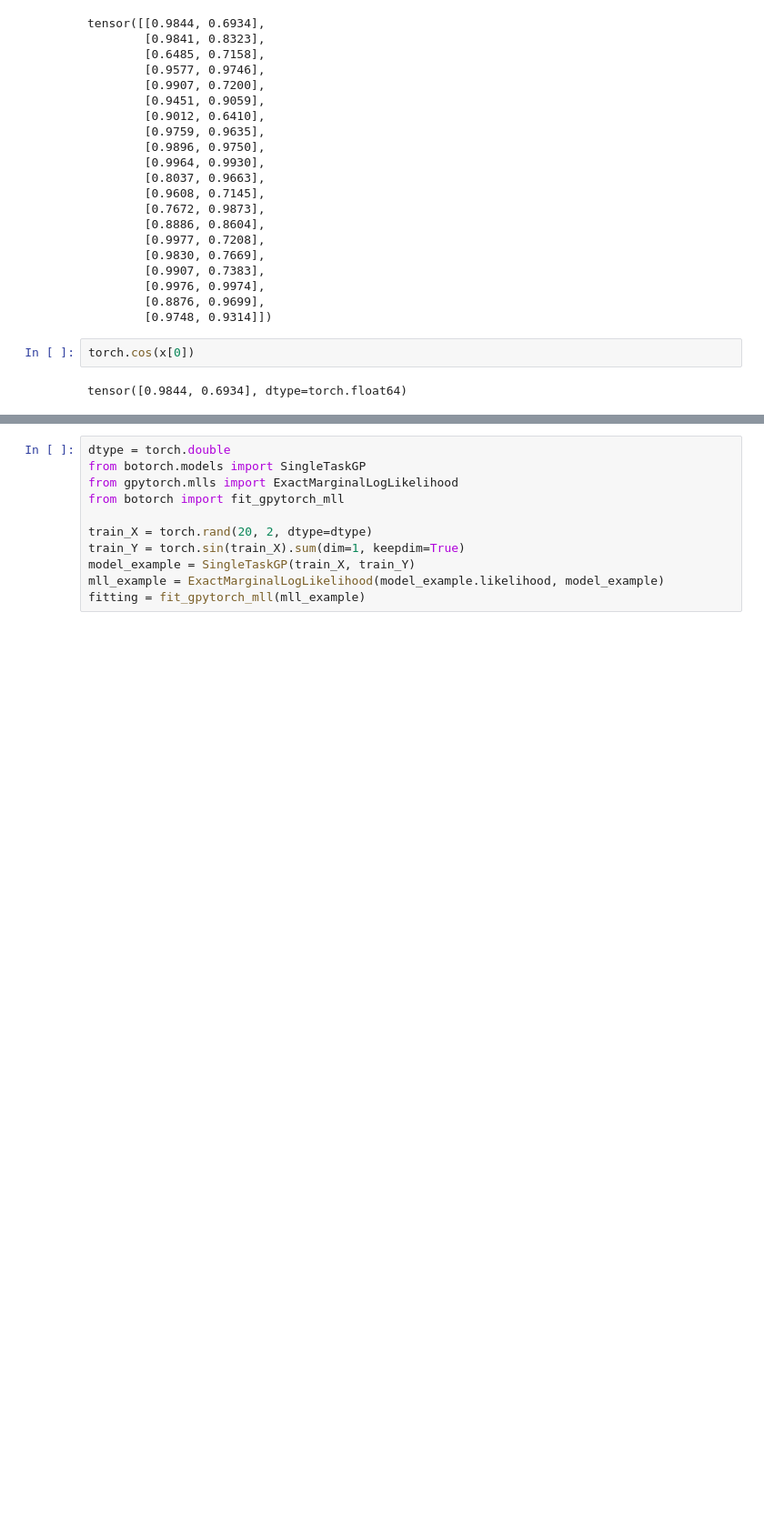
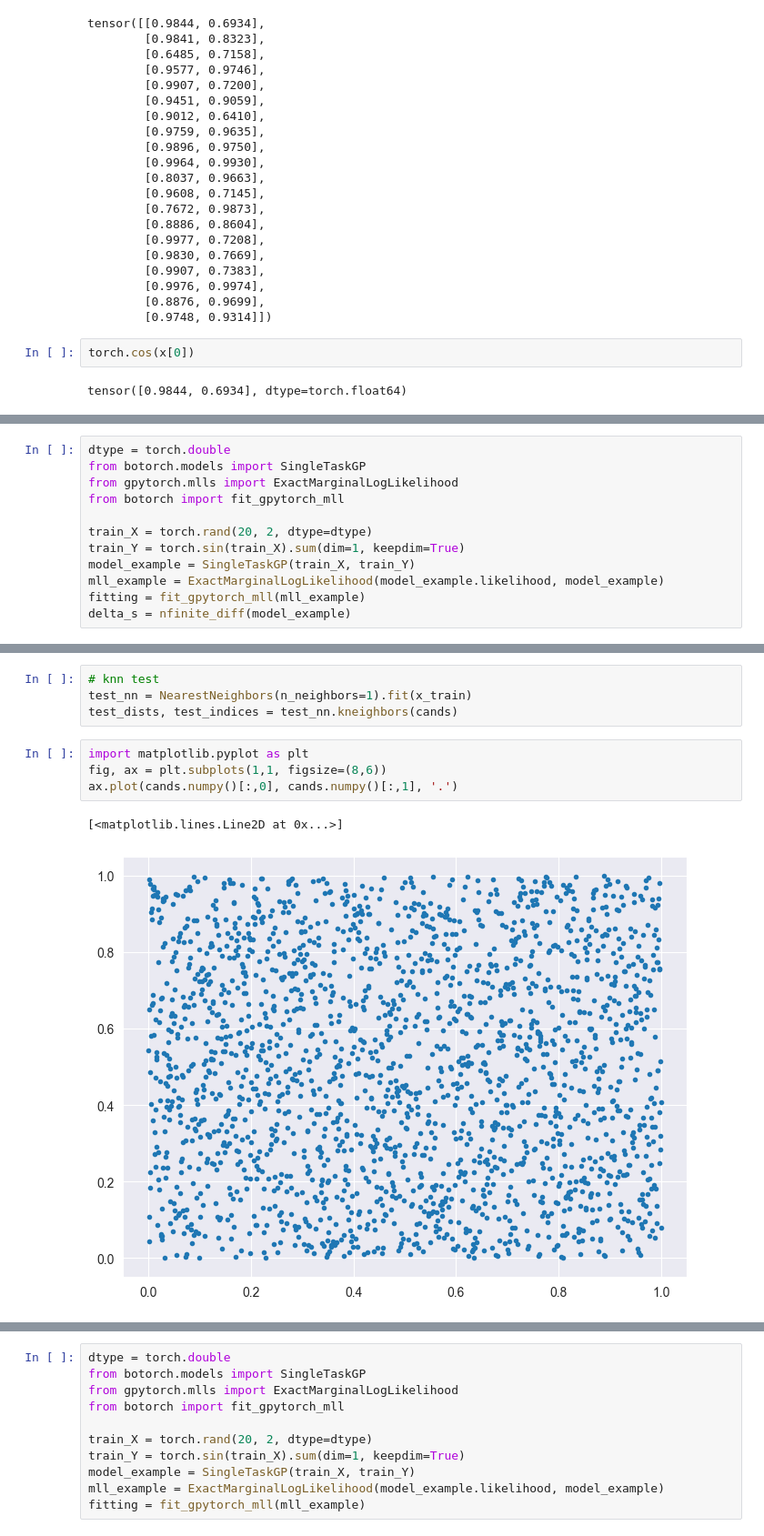
Before and after one commit to acb-code/extrema_search, a Jupyter notebook: src/notebooks/test_ntead.ipynb, the cells around one changed output, grey strips where cells are left out. Shown at 91% size. Saved outputs shown, nothing was run; the diff lists cells and outputs as text; blank space fills up the shorter version.

```diff
--- a/src/notebooks/test_ntead.ipynb
+++ b/src/notebooks/test_ntead.ipynb
@@ -71,3 +72,15 @@ def nfinite_diff(model):
             y_hi = model(x_hi.unsqueeze(0)).mean  # unsqueeze to match model syntax
             delta_s[i, j] = (y_hi - y_lo)/(2*h)
     return delta_s
+# %%
+dtype = torch.double
+from botorch.models import SingleTaskGP
+from gpytorch.mlls import ExactMarginalLogLikelihood
+from botorch import fit_gpytorch_mll
+
+train_X = torch.rand(20, 2, dtype=dtype)
+train_Y = torch.sin(train_X).sum(dim=1, keepdim=True)
+model_example = SingleTaskGP(train_X, train_Y)
+mll_example = ExactMarginalLogLikelihood(model_example.likelihood, model_example)
+fitting = fit_gpytorch_mll(mll_example)
+delta_s = nfinite_diff(model_example)
@@ -73,0 +156,11 @@ def nfinite_diff(model):
+# %%
+# knn test
+test_nn = NearestNeighbors(n_neighbors=1).fit(x_train)
+test_dists, test_indices = test_nn.kneighbors(cands)
+# %%
+import matplotlib.pyplot as plt
+fig, ax = plt.subplots(1,1, figsize=(8,6))
+ax.plot(cands.numpy()[:,0], cands.numpy()[:,1], '.')
+# %% [output]
+[<matplotlib.lines.Line2D at 0x...>]
+[figure, added]
```
Also changed, not shown: parts of 28 cells of this notebook, 1 other file.
